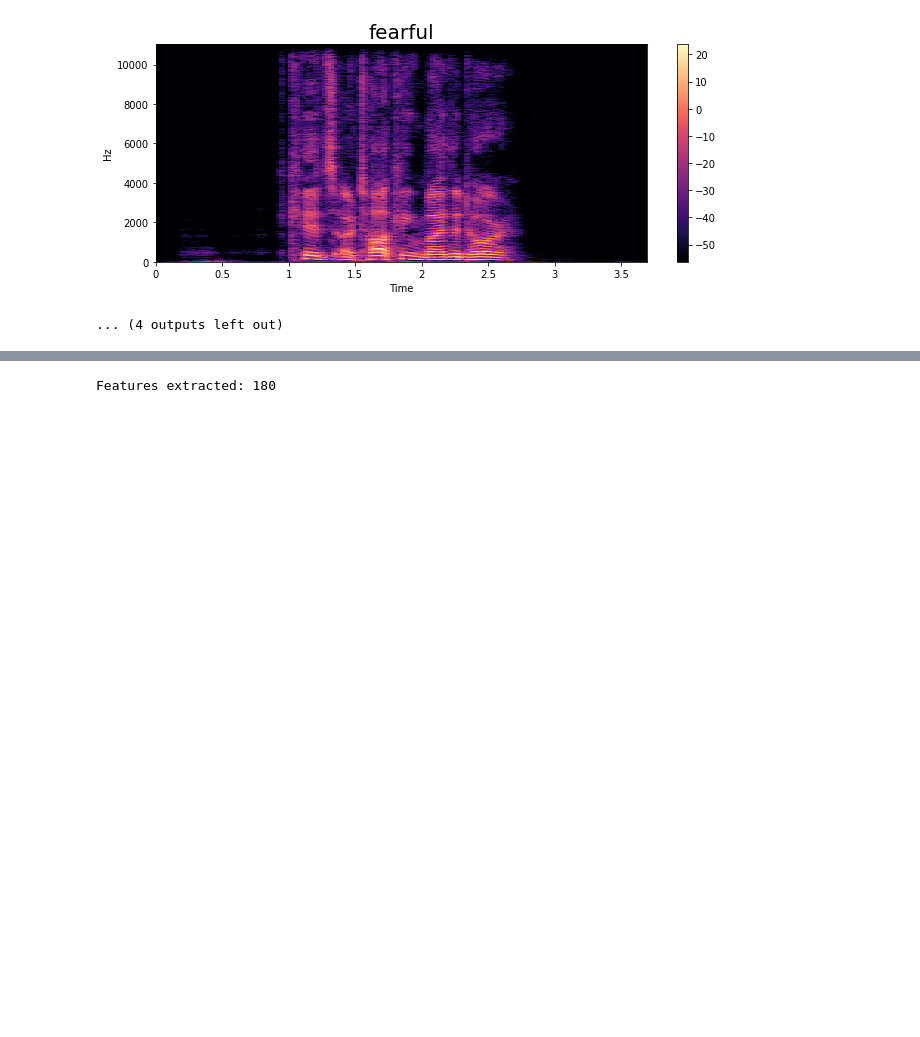
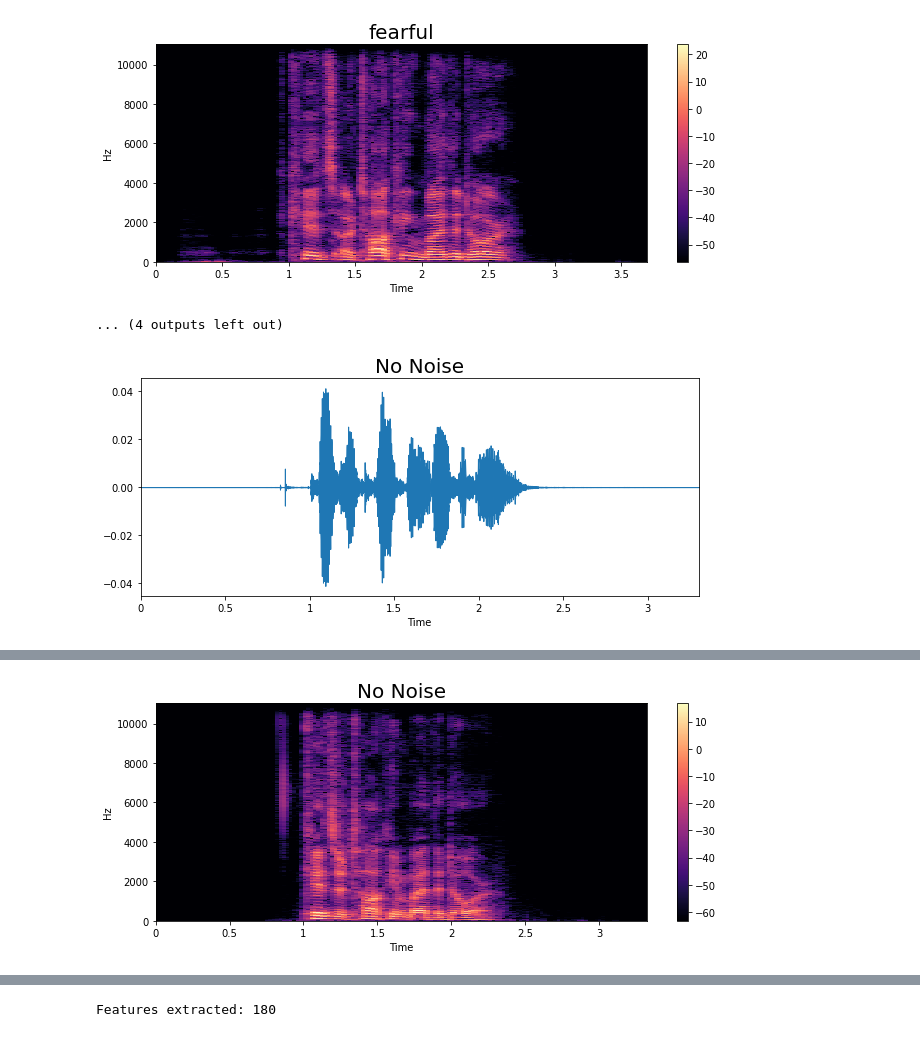
Before and after one commit to sarsalomon/EmoVoice, a Jupyter notebook: AI/EmoVoice.ipynb, the cells around one changed output, grey strips where cells are left out. Drawn from its saved outputs; the diff is of its cells as text; code cells hidden in the pictures; blank space fills up the shorter version.

```diff
--- a/AI/EmoVoice.ipynb
+++ b/AI/EmoVoice.ipynb
@@ -113,9 +113,11 @@ for number in range(len(emotions)):
 [figure]
 ... (4 outputs left out)
 # %%
-# emotion = 'neutral'
-# path = '/content/drive/ColabNotebook/Voice/DatasetRAVDESS/1/03-01-01-01-01-01-01.wav'
-# data, sampling_rate = librosa.load(path)
-# waveplot(data, sampling_rate, emotion)
-# spectogram(data, sampling_rate, emotion)
-# Audio(path)
+emotion = 'No Noise'
+path = '/content/drive/ColabNotebook/Voice/DatasetRAVDESS/1/03-01-01-01-01-01-01.wav'
+data, sampling_rate = librosa.load(path)
+waveplot(data, sampling_rate, emotion)
+spectogram(data, sampling_rate, emotion)
+Audio(path)
+# %% [output]
+[figure, added]
@@ -122 +125,2 @@ for number in range(len(emotions)):
+[figure, added]
 # %%
```
Also changed, not shown: parts of 12 cells of this notebook.
